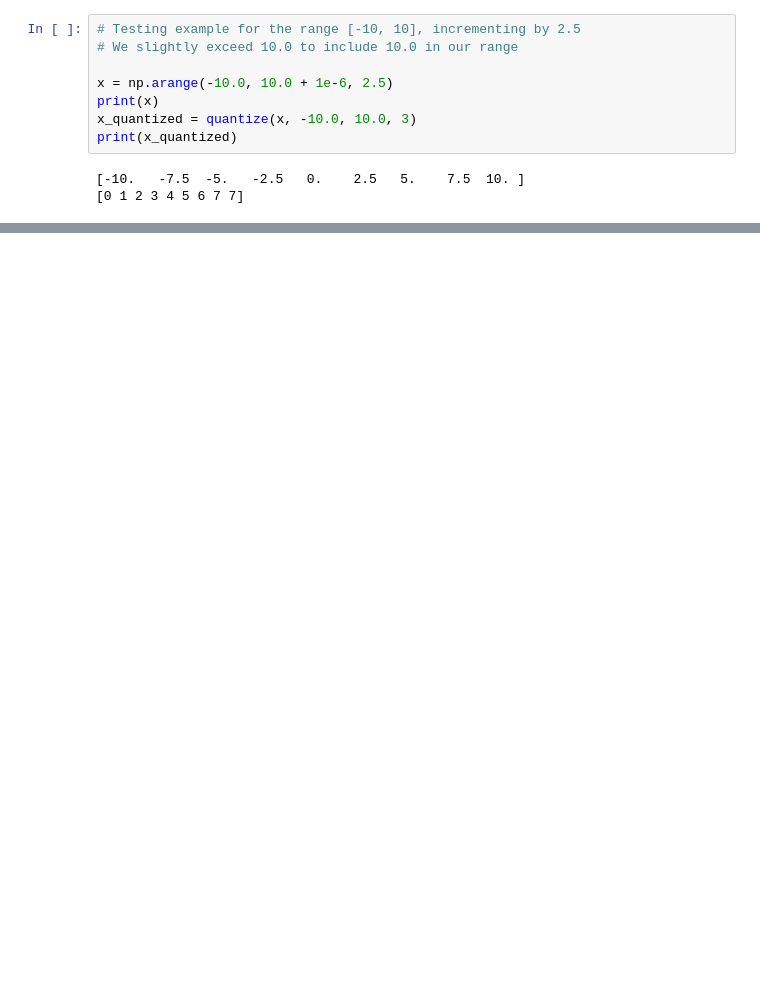
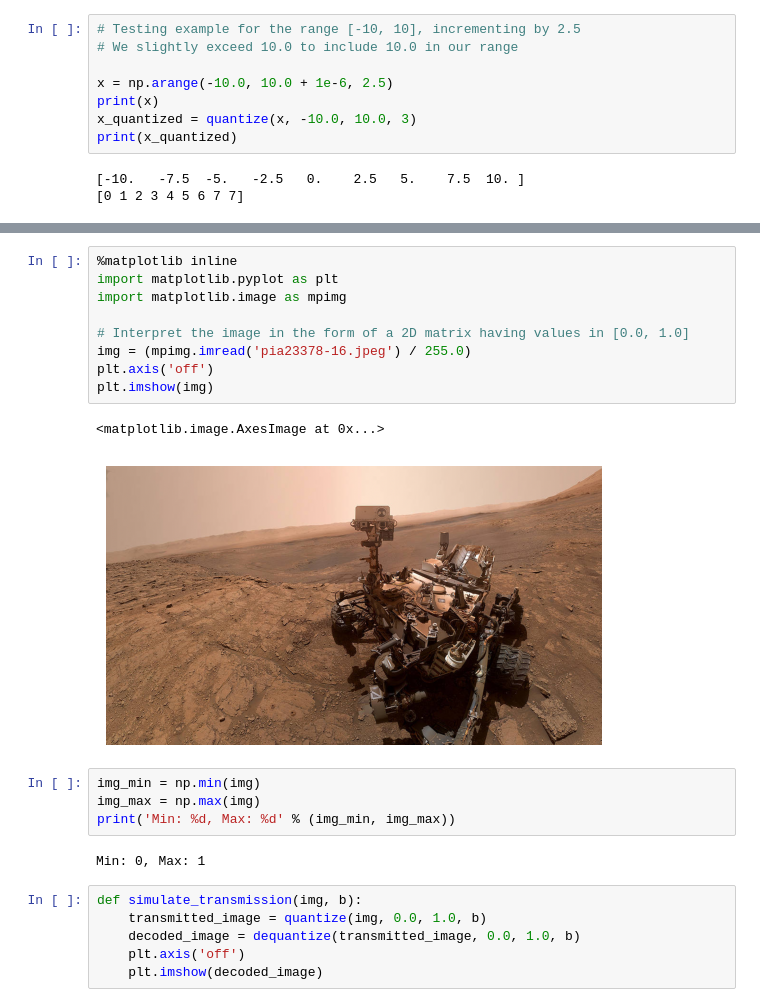
Before and after one commit to khanhcodes/efficient_DL, a Jupyter notebook: chap-2-compression-techniques/1-data-quantization.ipynb, the cells around one changed output, grey strips where cells are left out. Drawn from its saved outputs; the diff is of its cells as text; blank space fills up the shorter version.

Commit message:
Practice quantization on image

```diff
--- a/chap-2-compression-techniques/1-data-quantization.ipynb
+++ b/chap-2-compression-techniques/1-data-quantization.ipynb
@@ -35,0 +46,24 @@ print(x_quantized)
+# %%
+%matplotlib inline
+import matplotlib.pyplot as plt
+import matplotlib.image as mpimg
+
+# Interpret the image in the form of a 2D matrix having values in [0.0, 1.0]
+img = (mpimg.imread('pia23378-16.jpeg') / 255.0)
+plt.axis('off')
+plt.imshow(img)
+# %% [output]
+<matplotlib.image.AxesImage at 0x...>
+[figure, added]
+# %%
+img_min = np.min(img)
+img_max = np.max(img)
+print('Min: %d, Max: %d' % (img_min, img_max))
+# %% [output]
+Min: 0, Max: 1
+# %%
+def simulate_transmission(img, b):
+    transmitted_image = quantize(img, 0.0, 1.0, b)
+    decoded_image = dequantize(transmitted_image, 0.0, 1.0, b)
+    plt.axis('off')
+    plt.imshow(decoded_image)
```
Also changed, not shown: parts of 8 cells of this notebook, 1 other file.
